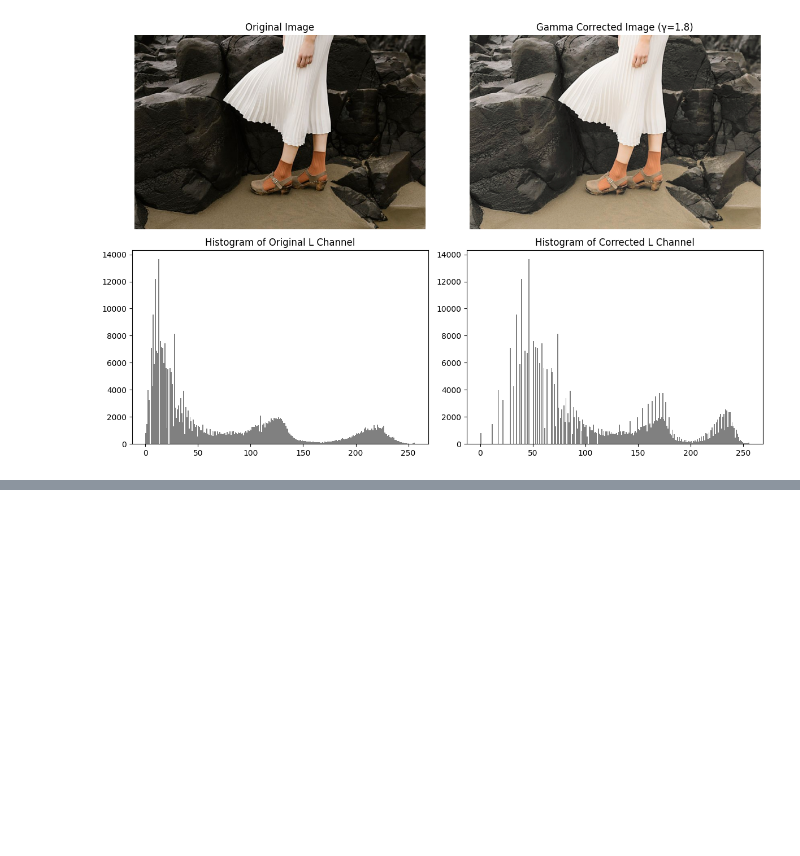
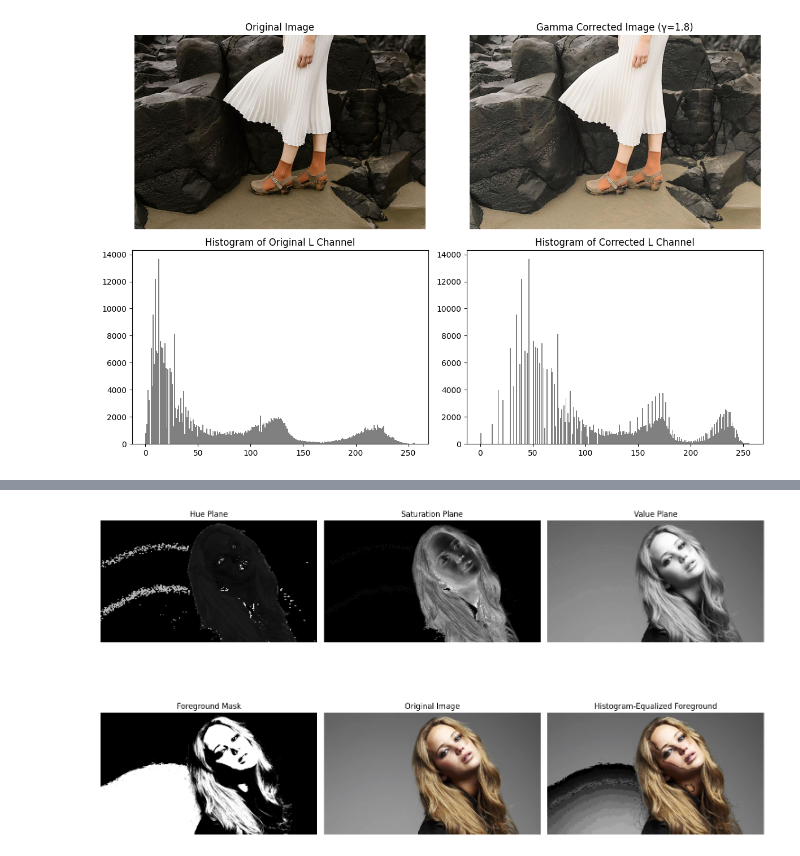
Before and after one commit to subo-rodrigo/computer_vision_assig_249324H, a Jupyter notebook: uom_assi_cv.ipynb, the cells around one changed output, grey strips where cells are left out. Cells and saved outputs as stored; diff of their text form; code cells hidden in the pictures; blank space fills up the shorter version.

```diff
--- a/uom_assi_cv.ipynb
+++ b/uom_assi_cv.ipynb
@@ -225,0 +197,75 @@ Chosen parameter a = 0.7
+# %%
+#5 question
+image_path = "/content/drive/MyDrive/Colab Notebooks/uom_cv/a1images/jeniffer.jpg"
+image = cv2.imread(image_path)
+image = cv2.cvtColor(image, cv2.COLOR_BGR2RGB)
+
+# Convert to HSV and split channels
+hsv = cv2.cvtColor(image, cv2.COLOR_RGB2HSV)
+h, s, v = cv2.split(hsv)
+
+# (b) Create mask from Value plane
+_, mask = cv2.threshold(v, 0, 255, cv2.THRESH_BINARY + cv2.THRESH_OTSU)
+
+#(c) Extract foreground using mask
+foreground = cv2.bitwise_and(v, v, mask=mask)
+
+#(d) Compute histogram and cumulative sum
+hist, bins = np.histogram(foreground[mask > 0].ravel(), 256, [0, 256])
+cdf = hist.cumsum()
+cdf_normalized = cdf * hist.max() / cdf.max()
+
+#(e) Histogram Equalization using formula
+cdf_m = np.ma.masked_equal(cdf, 0)
+cdf_m = (cdf_m - cdf_m.min()) * 255 / (cdf_m.max() - cdf_m.min())
+cdf_final = np.ma.filled(cdf_m, 0).astype('uint8')
+v_eq = cdf_final[v]
+
+# Apply only on foreground
+v_eq_masked = cv2.bitwise_and(v_eq, v_eq, mask=mask)
+
+#(f) Combine with background
+background = cv2.bitwise_and(v, v, mask=cv2.bitwise_not(mask))
+v_final = cv2.add(v_eq_masked, background)
+
+# Recombine HSV channels
+hsv_final = cv2.merge([h, s, v_final])
+result = cv2.cvtColor(hsv_final, cv2.COLOR_HSV2RGB)
+
+# Display
+plt.figure(figsize=(15, 10))
+
+plt.subplot(2, 3, 1)
+plt.imshow(h, cmap="gray")
+plt.title("Hue Plane")
+plt.axis("off")
+
+plt.subplot(2, 3, 2)
+plt.imshow(s, cmap="gray")
+plt.title("Saturation Plane")
+plt.axis("off")
+
+plt.subplot(2, 3, 3)
+plt.imshow(v, cmap="gray")
+plt.title("Value Plane")
+plt.axis("off")
+
+plt.subplot(2, 3, 4)
+plt.imshow(mask, cmap="gray")
+plt.title("Foreground Mask")
+plt.axis("off")
+
+plt.subplot(2, 3, 5)
+plt.imshow(image)
+plt.title("Original Image")
+plt.axis("off")
+
+plt.subplot(2, 3, 6)
+plt.imshow(result)
+plt.title("Histogram-Equalized Foreground")
+plt.axis("off")
+
+plt.tight_layout()
+plt.show()
+# %% [output]
+[figure, added]
```
Also changed, not shown: parts of 6 cells of this notebook.
